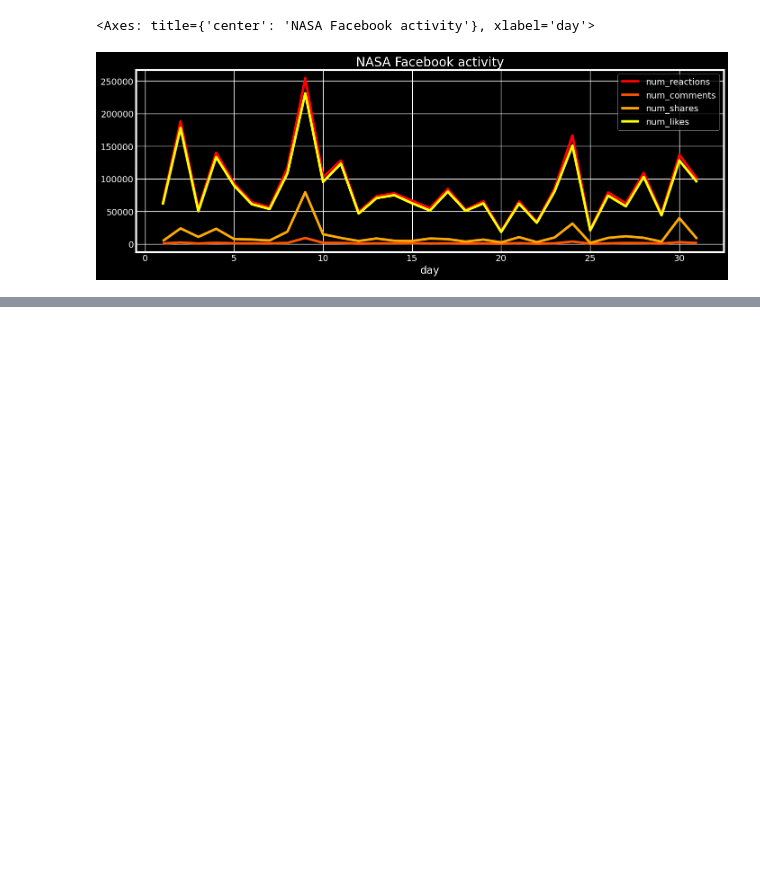
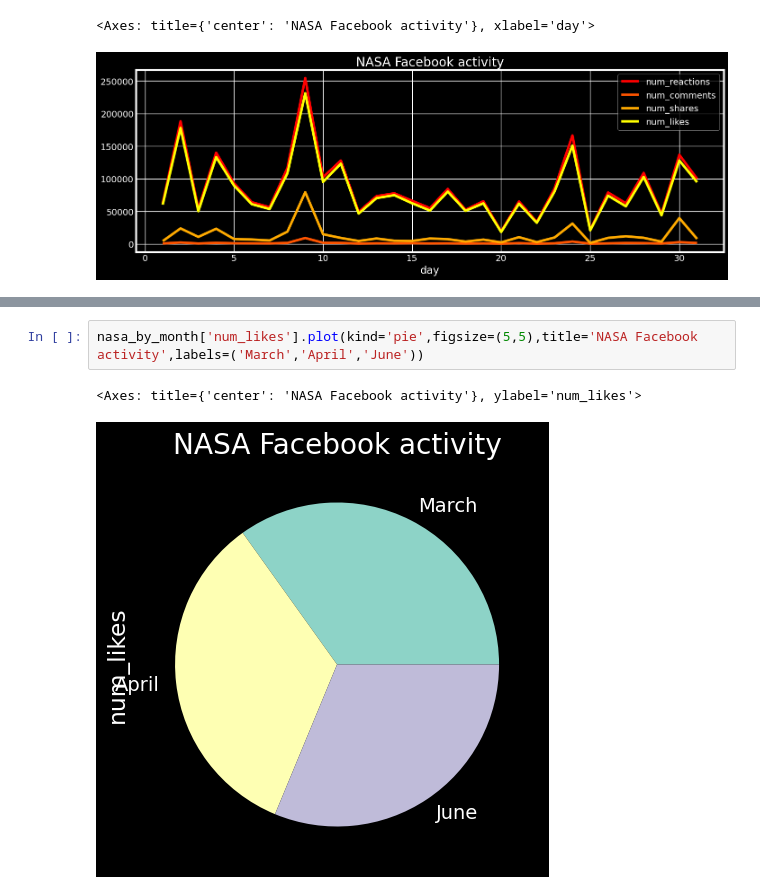
Before and after one commit to Byienio/Pandas_pg, a Jupyter notebook: AdvancedPlots.ipynb, the cells around one changed output, grey strips where cells are left out. Saved outputs shown, nothing was run; the diff lists cells and outputs as text; blank space fills up the shorter version.

```diff
--- a/AdvancedPlots.ipynb
+++ b/AdvancedPlots.ipynb
@@ -179,0 +211,5 @@ nasa_by_day.plot(figsize=(15,5),title='NASA Facebook activity',colormap='autumn'
+# %%
+nasa_by_month['num_likes'].plot(kind='pie',figsize=(5,5),title='NASA Facebook activity',labels=('March','April','June'))
+# %% [output]
+<Axes: title={'center': 'NASA Facebook activity'}, ylabel='num_likes'>
+[figure, added]
```
Also changed, not shown: parts of 6 cells of this notebook.
